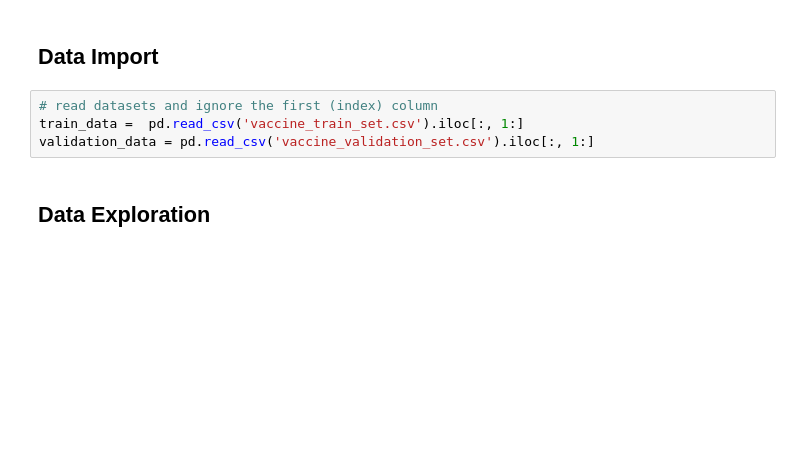
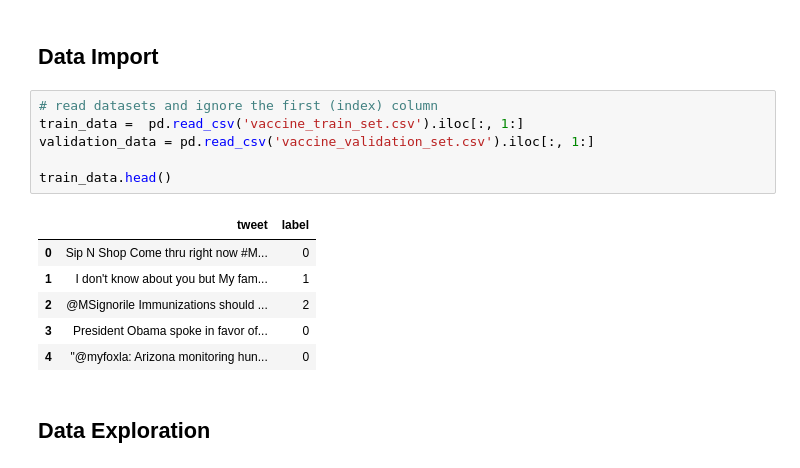
Before and after one commit to d-maniatakos/covid19-vaccine-sentiment-analysis, a Jupyter notebook: vaccine_sentiment_classifier.ipynb, the cells around one changed output. Drawn from its saved outputs; the diff is of its cells as text; blank space fills up the shorter version.

```diff
--- a/vaccine_sentiment_classifier.ipynb
+++ b/vaccine_sentiment_classifier.ipynb
@@ -25,7 +25,16 @@ import seaborn as sns
 # %%
 # read datasets and ignore the first (index) column
 train_data =  pd.read_csv('vaccine_train_set.csv').iloc[:, 1:]
 validation_data = pd.read_csv('vaccine_validation_set.csv').iloc[:, 1:]
+
+train_data.head()
+# %% [output]
+|  | tweet | label |
+| 0 | Sip N Shop Come thru right now #M... | 0 |
+| 1 | I don't know about you but My fam... | 1 |
+| 2 | @MSignorile Immunizations should ... | 2 |
+| 3 | President Obama spoke in favor of... | 0 |
+| 4 | "@myfoxla: Arizona monitoring hun... | 0 |
 # %% [markdown]
 ## **Data Exploration**
 # %% [markdown]
```
Also changed, not shown: parts of 4 cells of this notebook.
